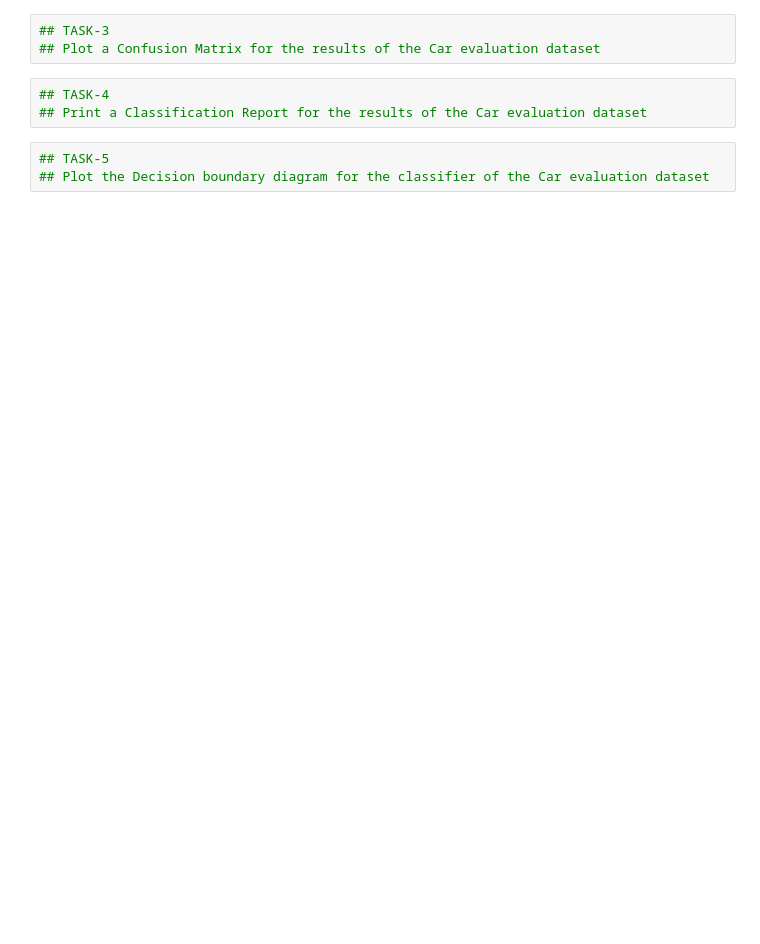
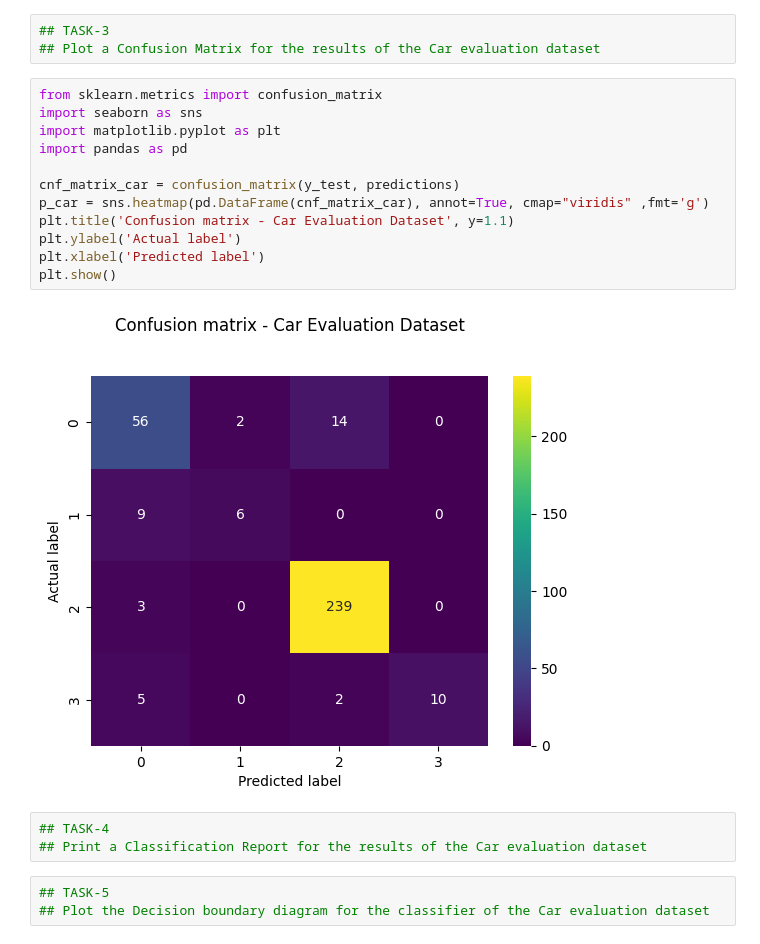
Before and after one commit to Yash-slr/IHUB_LAB_and_PROJECTS, a Jupyter notebook: AIML_Module_3_Lab_3_Implementing_KNN_from_scratch_and_visualize_Algorithm_performance.ipynb, the cells around one changed output. Cells and saved outputs as stored; diff of their text form; blank space fills up the shorter version.

```diff
--- a/AIML_Module_3_Lab_3_Implementing_KNN_from_scratch_and_visualize_Algorithm_performance.ipynb
+++ b/AIML_Module_3_Lab_3_Implementing_KNN_from_scratch_and_visualize_Algorithm_performance.ipynb
@@ -378,6 +457,20 @@ print("The accuracy of the classifier on Car evaluation dataset is {:.2f} %".for
 # %%
 ## TASK-3
 ## Plot a Confusion Matrix for the results of the Car evaluation dataset
+# %%
+from sklearn.metrics import confusion_matrix
+import seaborn as sns
+import matplotlib.pyplot as plt
+import pandas as pd
+
+cnf_matrix_car = confusion_matrix(y_test, predictions)
+p_car = sns.heatmap(pd.DataFrame(cnf_matrix_car), annot=True, cmap="viridis" ,fmt='g')
+plt.title('Confusion matrix - Car Evaluation Dataset', y=1.1)
+plt.ylabel('Actual label')
+plt.xlabel('Predicted label')
+plt.show()
+# %% [output]
+[figure, added]
 # %%
 ## TASK-4
 ## Print a Classification Report for the results of the Car evaluation dataset
```
Also changed, not shown: parts of 50 cells of this notebook.
